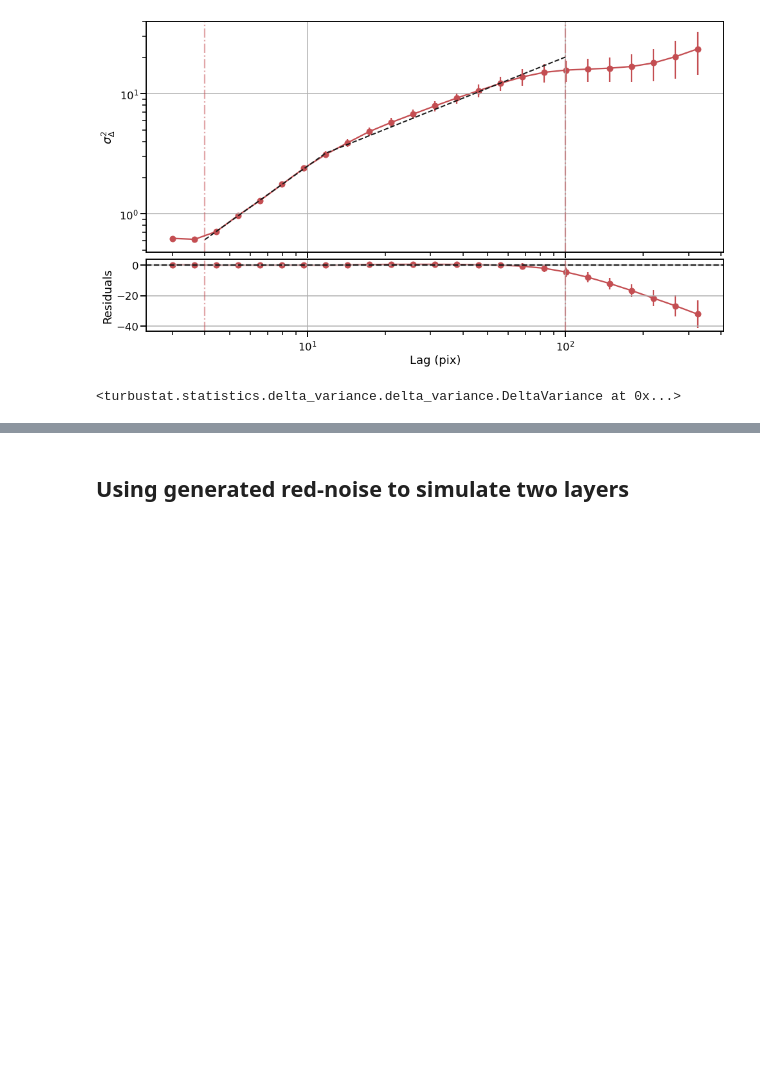
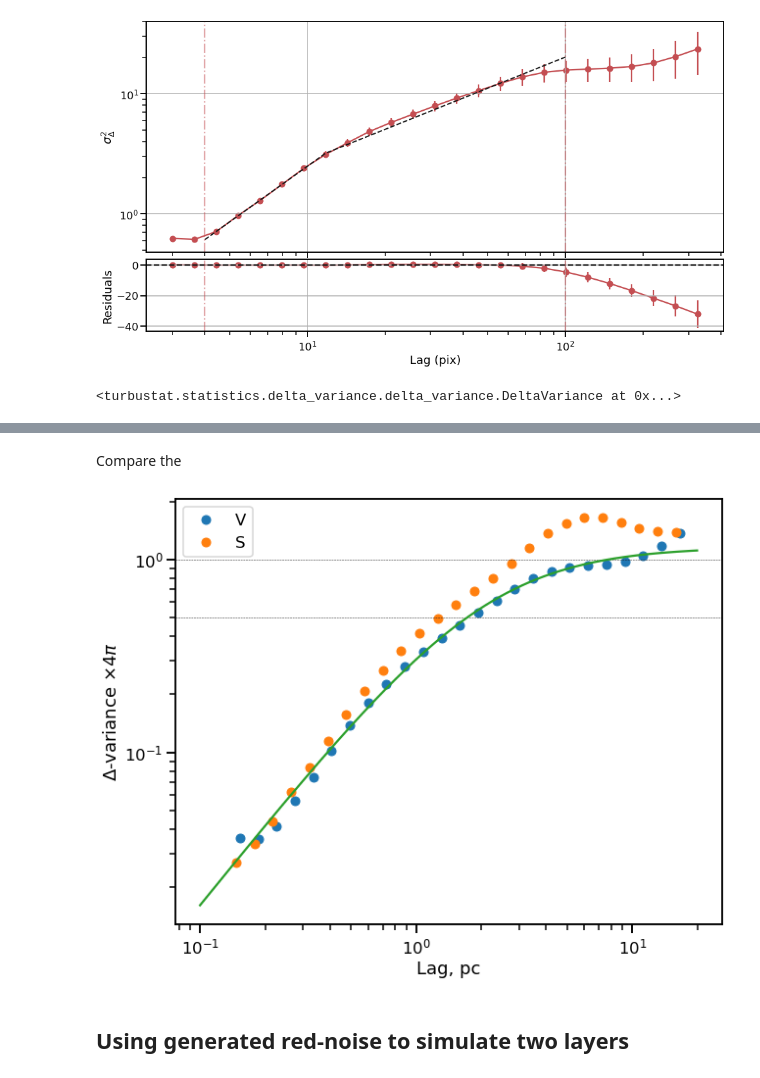
Before and after one commit to will-henney/mariano-velocity-statistics, a Jupyter notebook: tarantula-turbustat.ipynb, the cells around one changed output, grey strips where cells are left out. Drawn from its saved outputs; the diff is of its cells as text; code cells hidden in the pictures; blank space fills up the shorter version.

```diff
--- a/tarantula-turbustat.ipynb
+++ b/tarantula-turbustat.ipynb
@@ -494,0 +497,5 @@ Notes:
+# %%
+vmean = np.mean(hdulist[2].data)
+vsig = np.std(hdulist[2].data)
+print(vmean, vsig)
+dv = (hdulist[2].data - vmean) / vsig
@@ -494,0 +515,2 @@ Notes:
+# %%
+dvar_dv = tss.DeltaVariance(dv, header=hdulist[2].header)
@@ -495,3 +521,32 @@ Notes:
+# %% [markdown]
+Compare the
+# %%
+def bfunc(r, r0, sig2, m):
+    "Theoretical structure function"
+    C = 1.0 / (1.0 + (r/r0)**m)
+    return 2.0*sig2*(1 - C)
+# %%
+fig, ax = plt.subplots(figsize=(10, 8))
+NORM = 4*np.pi
+PIX = 0.05 # pixel scale in pc
+#ax.plot(dvar_dlnS.lags, NORM*dvar_dlnS.delta_var, "o", label="ln S")
+ax.plot(PIX*1.02*dvar_dv.lags, NORM*dvar_dv.delta_var, "o", label="V")
+ax.plot(PIX*0.98*dvar.lags, NORM*dvar.delta_var, "o", label="S")
+ax.axhline(1.0, lw=0.5, ls="--", color="k")
+ax.axhline(0.5, lw=0.5, ls="--", color="k")
+
+x = np.logspace(-1.0, 1.3, 200)
+ax.plot(x, bfunc(x, r0=2.1, sig2=0.58, m=1.4))
+
+ax.legend()
+ax.set(
+    xscale="log",
+    yscale="log",
+    xlabel="Lag, pc",
+    ylabel=r"$\Delta$-variance $\times 4\pi$",
+);
+# %% [output]
+[figure, added]
 # %% [markdown]
 ## Using generated red-noise to simulate two layers
 # %%
```
Also changed, not shown: parts of 28 cells of this notebook, 2 other files.
